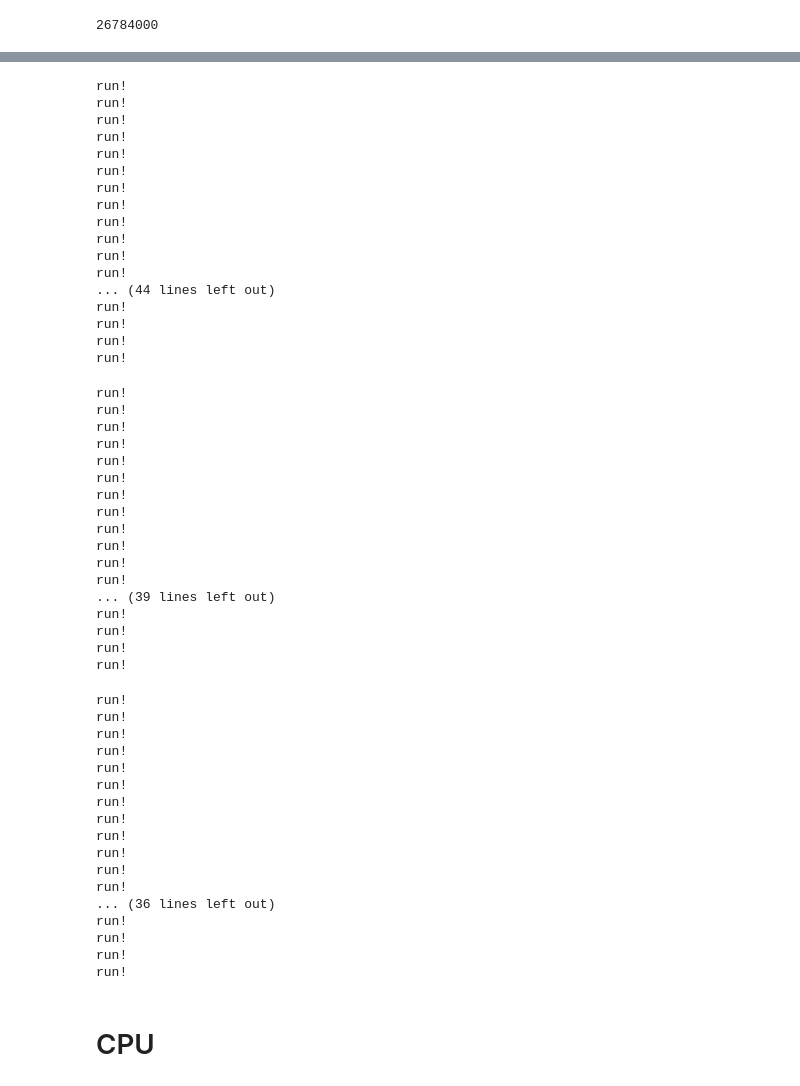
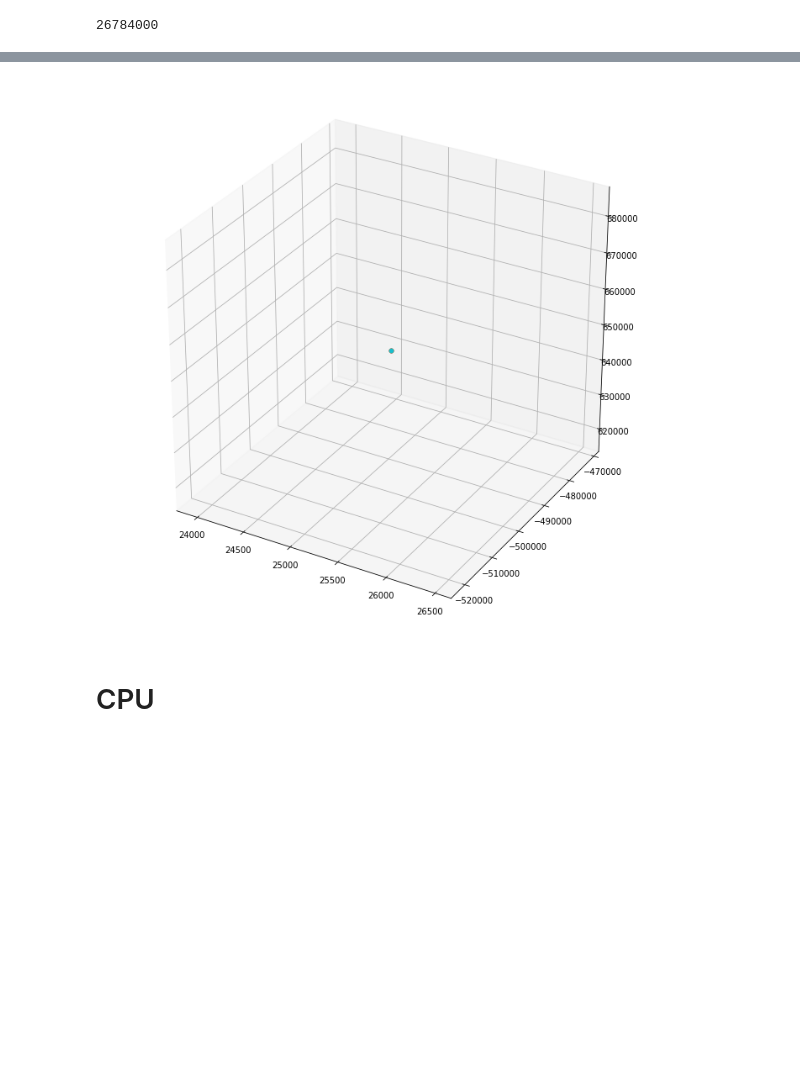
Before and after one commit to kharitonov-ivan/space_junk_simulator, a Jupyter notebook: sandbox.ipynb, the cells around one changed output, grey strips where cells are left out. Drawn from its saved outputs; the diff is of its cells as text; code cells hidden in the pictures; blank space fills up the shorter version.

```diff
--- a/sandbox.ipynb
+++ b/sandbox.ipynb
@@ -31,4 +45,13 @@ vz0 = a[:, 5].astype(np.float64)
+# %%
+
+x0 = np.array([25217.424362950926], dtype = np.float64)
+y0 = np.array([-496457.41386781185], dtype = np.float64)
+z0 = np.array([ 650671.2495281389], dtype = np.float64)
+
+vx0 = np.array([0.0014348032818816137], dtype = np.float64)
+vy0 = np.array([-0.00088002800475806], dtype = np.float64)
+vz0 = np.array([-0.0007270622299984097], dtype = np.float64)
 # %%
 from src.python_package.space_junk_simulator import space_simulator
-sim = space_simulator(gpu = True)
+sim = space_simulator(gpu = False)
 # %% [output]
@@ -43,3 +93,3 @@ print(month)
 # %%
 x_res, y_res, z_res, vx_res, vy_res, vz_res = \
-sim.run(x0, y0, z0, vx0, vy0, vz0, vzsteps=1, timestep = 1.0)
+sim.run(x0, y0, z0, vx0, vy0, vz0, x0.size, vzsteps= int(1), timestep = float(1.0))
@@ -55,3 +108,5 @@ x_res, y_res, z_res, vx_res, vy_res, vz_res
+# %%
+x0, y0, z0, vx0, vy0, vz0 = x_res, y_res, z_res, vx_res, vy_res, vz_res
 # %%
 import numpy as np
 from mpl_toolkits.mplot3d import Axes3D
@@ -61,7 +116,7 @@ from IPython.display import clear_output
 %matplotlib inline
 
 from tqdm import trange
-simulation_steps = 10000
+simulation_steps = 10
 time_step = 0.001  # s
 simulation_history = []
 
@@ -73,7 +128,7 @@ objects_steps = []
 for simulation_step in trange(simulation_steps):
 
     x_res, y_res, z_res, vx_res, vy_res, vz_res = \
-    sim.run(x0, y0, z0, vx0, vy0, vz0, vzsteps=1, timestep = 1.0)
+    sim.run(x0, y0, z0, vx0, vy0, vz0, x0.size,vzsteps= int(1), timestep = float(1.0))
 
 
     x0, y0, z0, vx0, vy0, vz0 = x_res, y_res, z_res, vx_res, vy_res, vz_res
@@ -186,54 +159,4 @@ run!
-run!
-run!
-run!
-run!
-run!
-run!
-run!
-run!
-run!
-run!
-run!
-run!
-... (44 lines left out)
-run!
-run!
-run!
-run!
-run!
-run!
-run!
-run!
-run!
-run!
-run!
-run!
-run!
-run!
-run!
-run!
-... (39 lines left out)
-run!
-run!
-run!
-run!
-run!
-run!
-run!
-run!
-run!
-run!
-run!
-run!
-run!
-run!
-run!
-run!
-... (36 lines left out)
-run!
-run!
-run!
-run!
+[figure, added]
 # %% [markdown]
 # CPU
 # %%
```
Also changed, not shown: parts of 21 cells of this notebook, 3 other files.
